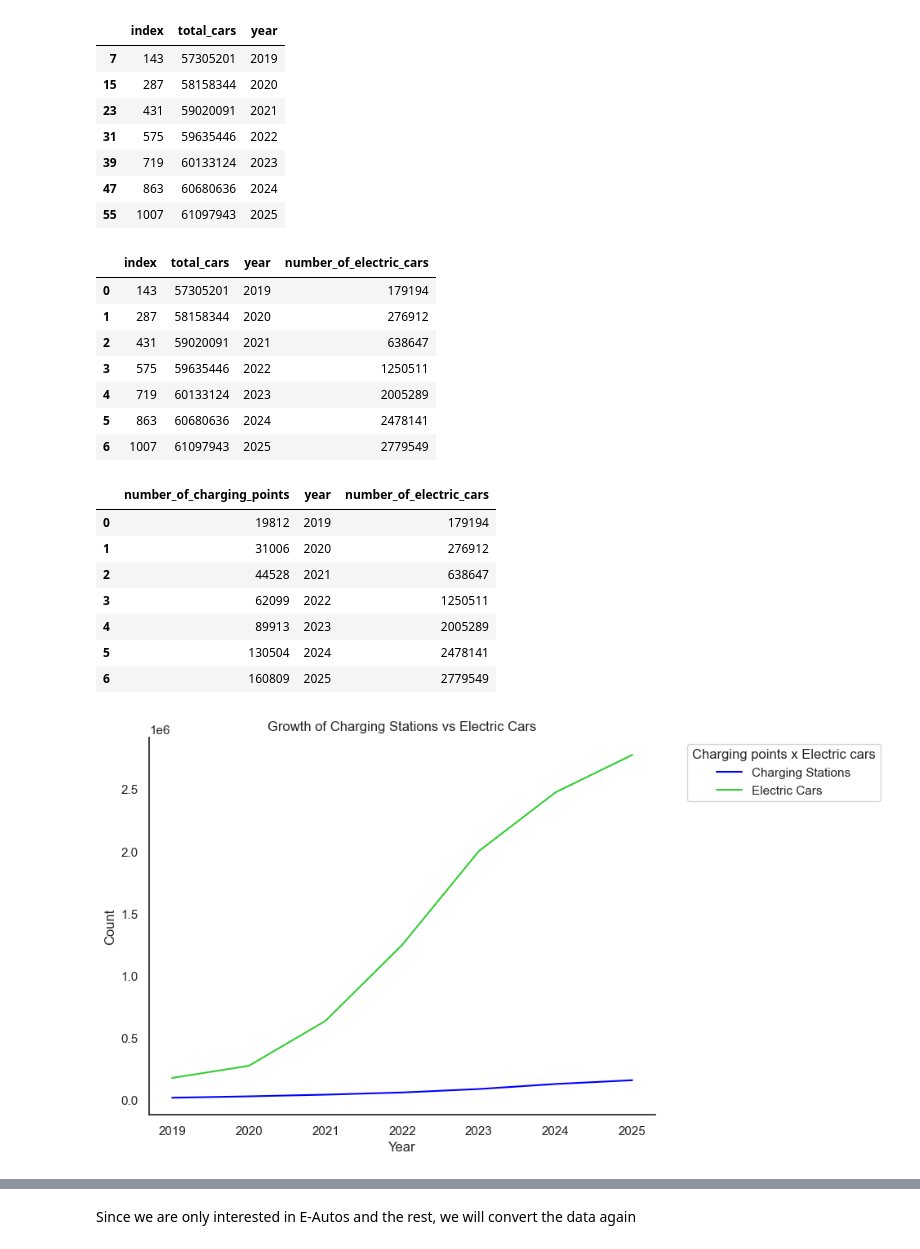
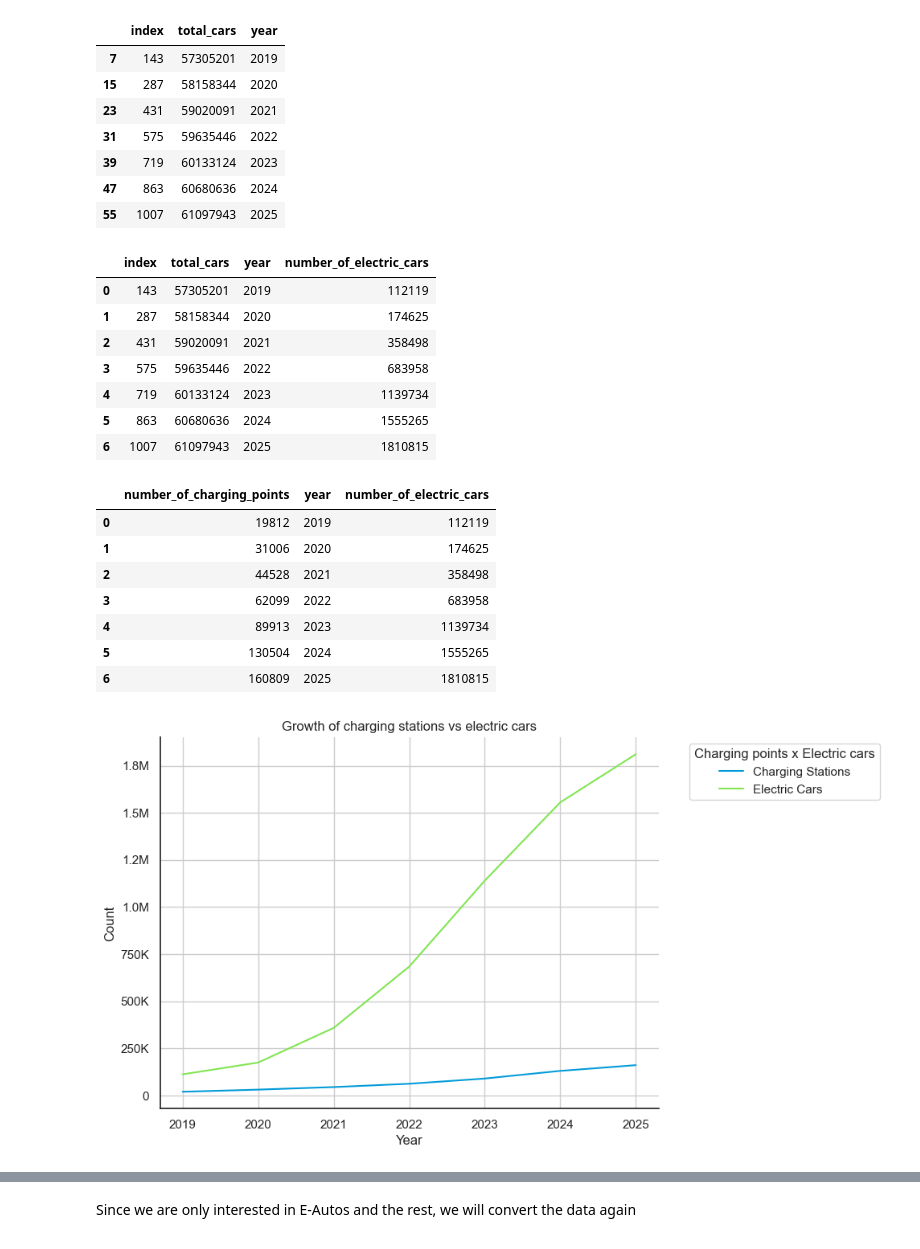
Before and after one commit to adelinerd/electric_cars, a Jupyter notebook: 3_Autos_Germany.ipynb, the cells around one changed output, grey strips where cells are left out. Saved outputs shown, nothing was run; the diff lists cells and outputs as text; code cells hidden in the pictures.

```diff
--- a/3_Autos_Germany.ipynb
+++ b/3_Autos_Germany.ipynb
@@ -119,7 +119,7 @@ df
 # harmonize the types of "fuel"
 
 fuel_type_mapping = {
- 'Benzin': 'Benzin',
+ 'Benzin': 'Gasoline',
  'Diesel': 'Diesel',
  'Gas insgesamt': 'Gas',
  'Hybrid insgesamt': 'Hybrid total',
@@ -192,7 +184,7 @@ df_states
 896 rows × 5 columns
 # %%
 # we consider electric and hybrid as electrical, since they all use the charging stations
-electric_types = ["Electric", "Plug-in Hybrid"]
+electric_types = ["Electric"]#, "Plug-in Hybrid"]
 
 # filter the electrical vehicles
 eautos = df_germany [df_germany["fuel"].isin(electric_types)]
@@ -237,17 +229,17 @@ total_autos
 | 47 | 863 | 60680636 | 2024 |
 | 55 | 1007 | 61097943 | 2025 |
 # %%
-total_cars_germany = total_autos.merge(e_autos_year, on ='year', how = 'left')
+total_cars_germany = total_autos.merge(e_autos_germany, on ='year', how = 'left')
 total_cars_germany
 # %% [output]
 |  | index | total_cars | year | number_of_electric_cars |
-| 0 | 143 | 57305201 | 2019 | 179194 |
-| 1 | 287 | 58158344 | 2020 | 276912 |
-| 2 | 431 | 59020091 | 2021 | 638647 |
-| 3 | 575 | 59635446 | 2022 | 1250511 |
-| 4 | 719 | 60133124 | 2023 | 2005289 |
-| 5 | 863 | 60680636 | 2024 | 2478141 |
-| 6 | 1007 | 61097943 | 2025 | 2779549 |
+| 0 | 143 | 57305201 | 2019 | 112119 |
+| 1 | 287 | 58158344 | 2020 | 174625 |
+| 2 | 431 | 59020091 | 2021 | 358498 |
+| 3 | 575 | 59635446 | 2022 | 683958 |
+| 4 | 719 | 60133124 | 2023 | 1139734 |
+| 5 | 863 | 60680636 | 2024 | 1555265 |
+| 6 | 1007 | 61097943 | 2025 | 1810815 |
 # %%
 total_cars_germany.to_csv("./clean_data/total_cars_germany.csv", index = False)
 # %%
@@ -255,35 +247,46 @@ charging_stations_germany = pd.read_csv('./clean_data/stations_germany.csv', use
 
 charging_stations_germany = charging_stations_germany [charging_stations_germany["year"] > 2018]
 
-charging_stations_germany = charging_stations_germany.merge(e_autos_year, on = "year", how = "left")
+charging_stations_germany = charging_stations_germany.merge(e_autos_germany, on = "year", how = "left")
 
 charging_stations_germany
 # %% [output]
 |  | number_of_charging_points | year | number_of_electric_cars |
-| 0 | 19812 | 2019 | 179194 |
-| 1 | 31006 | 2020 | 276912 |
-| 2 | 44528 | 2021 | 638647 |
-| 3 | 62099 | 2022 | 1250511 |
-| 4 | 89913 | 2023 | 2005289 |
-| 5 | 130504 | 2024 | 2478141 |
-| 6 | 160809 | 2025 | 2779549 |
+| 0 | 19812 | 2019 | 112119 |
+| 1 | 31006 | 2020 | 174625 |
+| 2 | 44528 | 2021 | 358498 |
+| 3 | 62099 | 2022 | 683958 |
+| 4 | 89913 | 2023 | 1139734 |
+| 5 | 130504 | 2024 | 1555265 |
+| 6 | 160809 | 2025 | 1810815 |
+# %%
+def thousands_millions_formatter(x, pos):
+    if x >= 1e6:
+        return f'{x*1e-6:.1f}M'
+    elif x >= 1e3:
+        return f'{x*1e-3:.0f}K'
+    else:
+        return f'{int(x)}'
 # %%
 plt.figure(figsize=(8, 6))
-sns.lineplot(data = charging_stations_germany, x ='year', y ='number_of_charging_points', label='Charging Stations', color = "blue")
-sns.lineplot(data = charging_stations_germany, x ='year', y = 'number_of_electric_cars', label='Electric Cars', color = color_eletric)
+
+
+sns.lineplot(data = charging_stations_germany, x ='year', y ='number_of_charging_points', label='Charging Stations', color = "#029BD8")
+sns.lineplot(data = charging_stations_germany, x ='year', y = 'number_of_electric_cars', label='Electric Cars', color = "#81E552")
 sns.despine()
 
+plt.gca().yaxis.set_major_formatter(FuncFormatter(thousands_millions_formatter))
 plt.xlabel('Year')
 plt.ylabel('Count')
 
 
 plt.title('Growth of charging stations vs electric cars')
-
+plt.grid(True)
 # Move legend outside
 plt.legend(title="Charging points x Electric cars", bbox_to_anchor=(1.05, 1), loc="upper left")
 plt.show()
 # %% [output]
-[figure, old version]
+[figure, new version]
 # %%
 
 df = total_cars_germany
```
Also changed, not shown: parts of 26 cells of this notebook, 9 other files.
